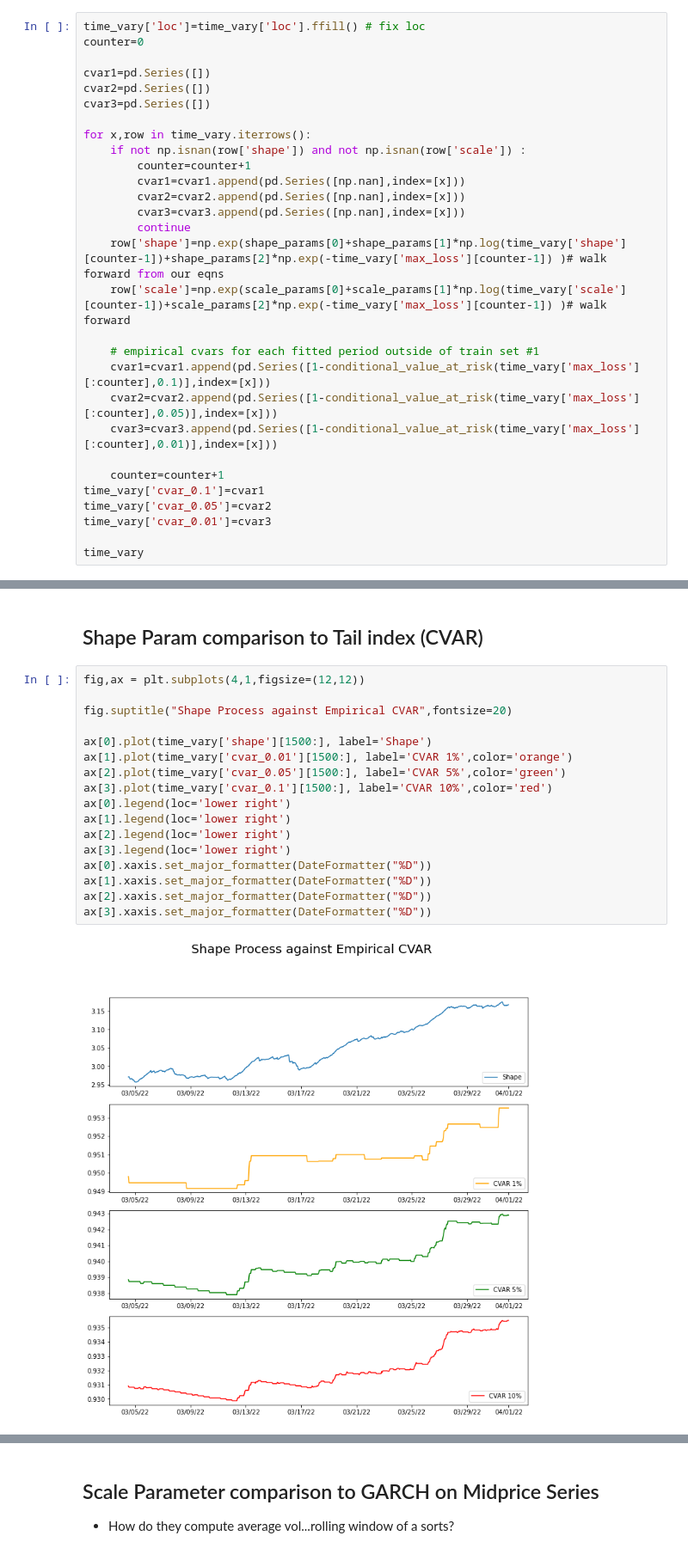
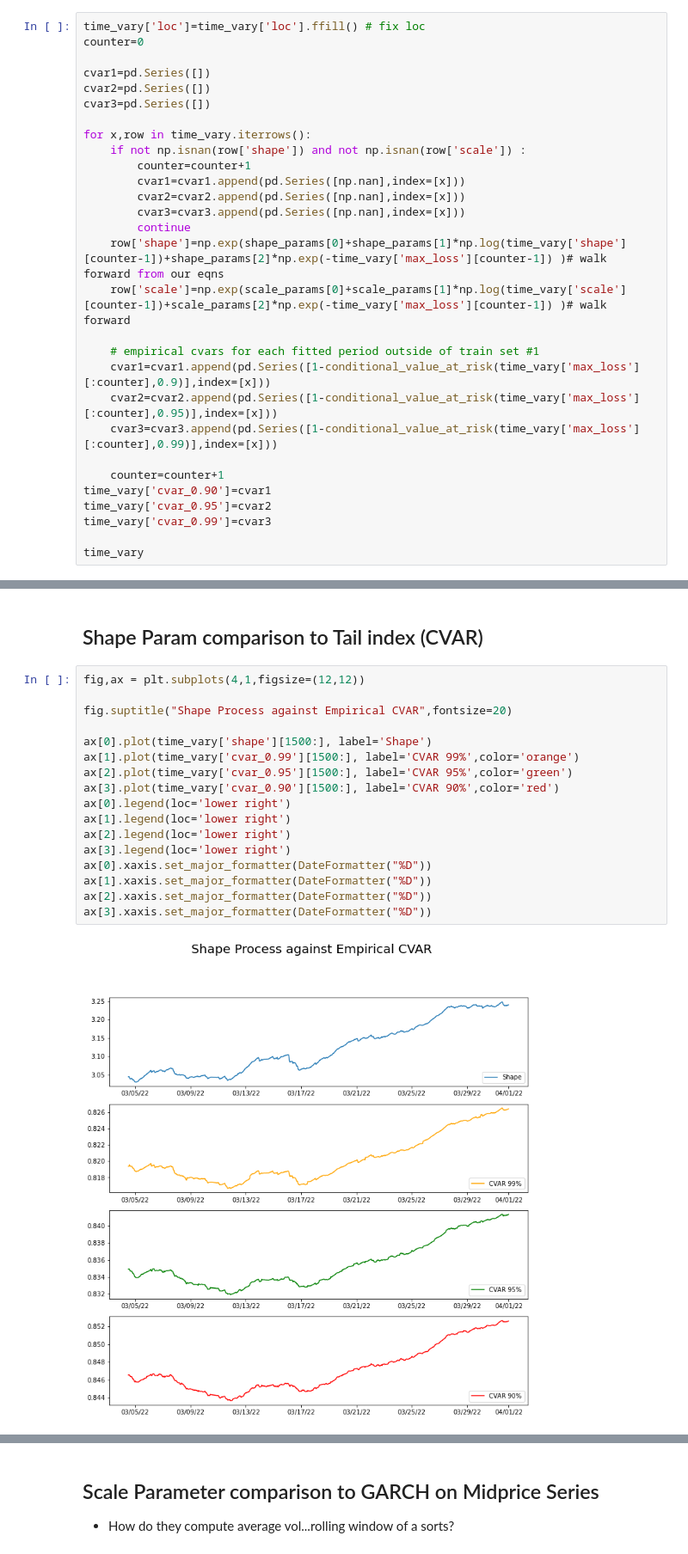
Before and after one commit to jasonbohne123/ARC_Model, a Jupyter notebook: arch.ipynb, the cells around one changed output, grey strips where cells are left out. Shown at 86% size. Cells and saved outputs as stored; diff of their text form.

```diff
--- a/arch.ipynb
+++ b/arch.ipynb
@@ -368,14 +386,14 @@ for x,row in time_vary.iterrows():
     row['scale']=np.exp(scale_params[0]+scale_params[1]*np.log(time_vary['scale'][counter-1])+scale_params[2]*np.exp(-time_vary['max_loss'][counter-1]) )# walk forward
 
     # empirical cvars for each fitted period outside of train set #1
-    cvar1=cvar1.append(pd.Series([1-conditional_value_at_risk(time_vary['max_loss'][:counter],0.1)],index=[x]))
-    cvar2=cvar2.append(pd.Series([1-conditional_value_at_risk(time_vary['max_loss'][:counter],0.05)],index=[x]))
-    cvar3=cvar3.append(pd.Series([1-conditional_value_at_risk(time_vary['max_loss'][:counter],0.01)],index=[x]))
+    cvar1=cvar1.append(pd.Series([1-conditional_value_at_risk(time_vary['max_loss'][:counter],0.9)],index=[x]))
+    cvar2=cvar2.append(pd.Series([1-conditional_value_at_risk(time_vary['max_loss'][:counter],0.95)],index=[x]))
+    cvar3=cvar3.append(pd.Series([1-conditional_value_at_risk(time_vary['max_loss'][:counter],0.99)],index=[x]))
 
     counter=counter+1
-time_vary['cvar_0.1']=cvar1
-time_vary['cvar_0.05']=cvar2
-time_vary['cvar_0.01']=cvar3
+time_vary['cvar_0.90']=cvar1
+time_vary['cvar_0.95']=cvar2
+time_vary['cvar_0.99']=cvar3
 
 time_vary
 # %% [output]
@@ -421,19 +439,19 @@ plt.legend()
 # %%
 fig,ax = plt.subplots(4,1,figsize=(12,12))
 
 fig.suptitle("Shape Process against Empirical CVAR",fontsize=20)
 
 ax[0].plot(time_vary['shape'][1500:], label='Shape')
-ax[1].plot(time_vary['cvar_0.01'][1500:], label='CVAR 1%',color='orange')
-ax[2].plot(time_vary['cvar_0.05'][1500:], label='CVAR 5%',color='green')
-ax[3].plot(time_vary['cvar_0.1'][1500:], label='CVAR 10%',color='red')
+ax[1].plot(time_vary['cvar_0.99'][1500:], label='CVAR 99%',color='orange')
+ax[2].plot(time_vary['cvar_0.95'][1500:], label='CVAR 95%',color='green')
+ax[3].plot(time_vary['cvar_0.90'][1500:], label='CVAR 90%',color='red')
 ax[0].legend(loc='lower right')
 ax[1].legend(loc='lower right')
 ax[2].legend(loc='lower right')
 ax[3].legend(loc='lower right')
 ax[0].xaxis.set_major_formatter(DateFormatter("%D"))
 ax[1].xaxis.set_major_formatter(DateFormatter("%D"))
 ax[2].xaxis.set_major_formatter(DateFormatter("%D"))
 ax[3].xaxis.set_major_formatter(DateFormatter("%D"))
 # %% [output]
-[figure, old version]
+[figure, new version]
```
Also changed, not shown: parts of 25 cells of this notebook, 1 other file.
